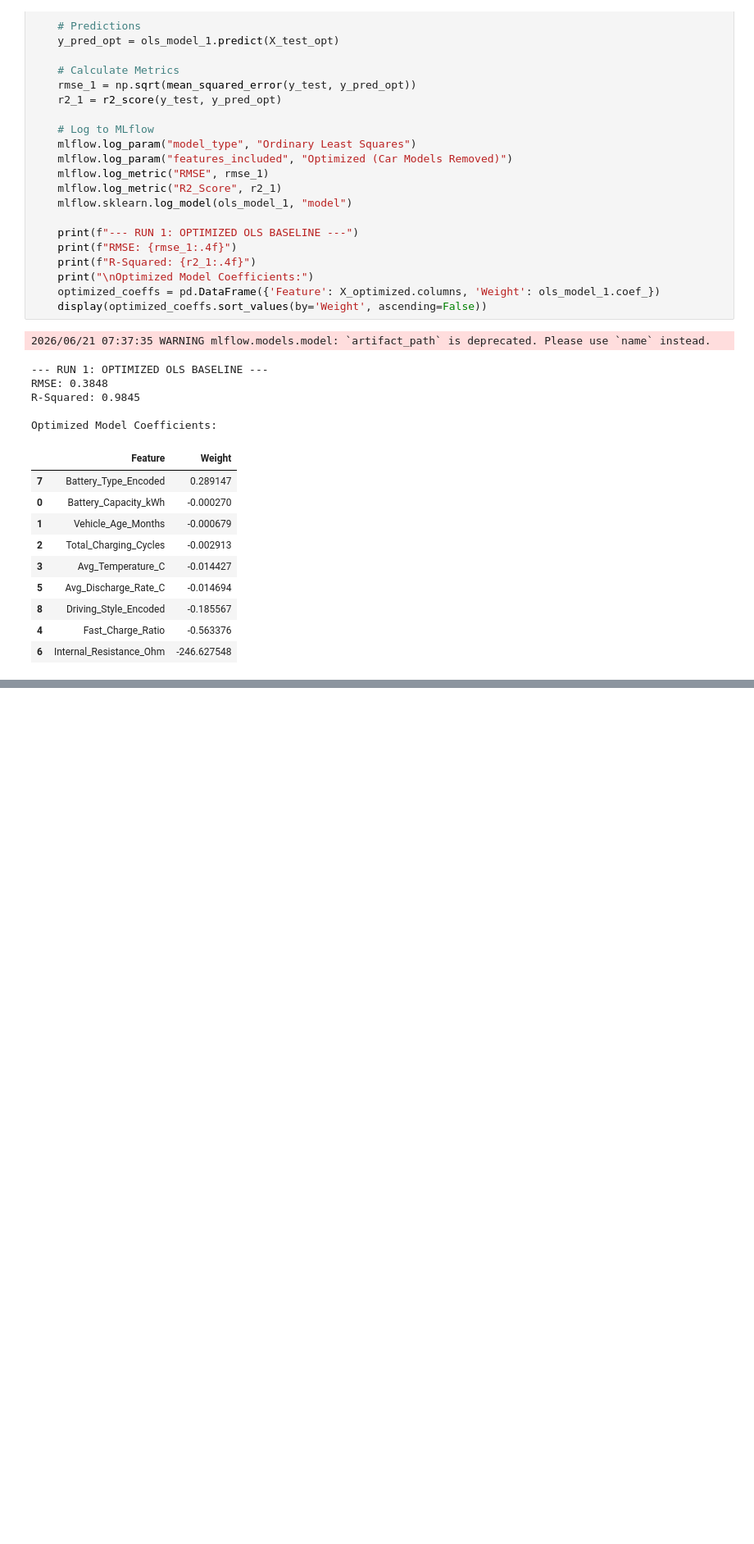
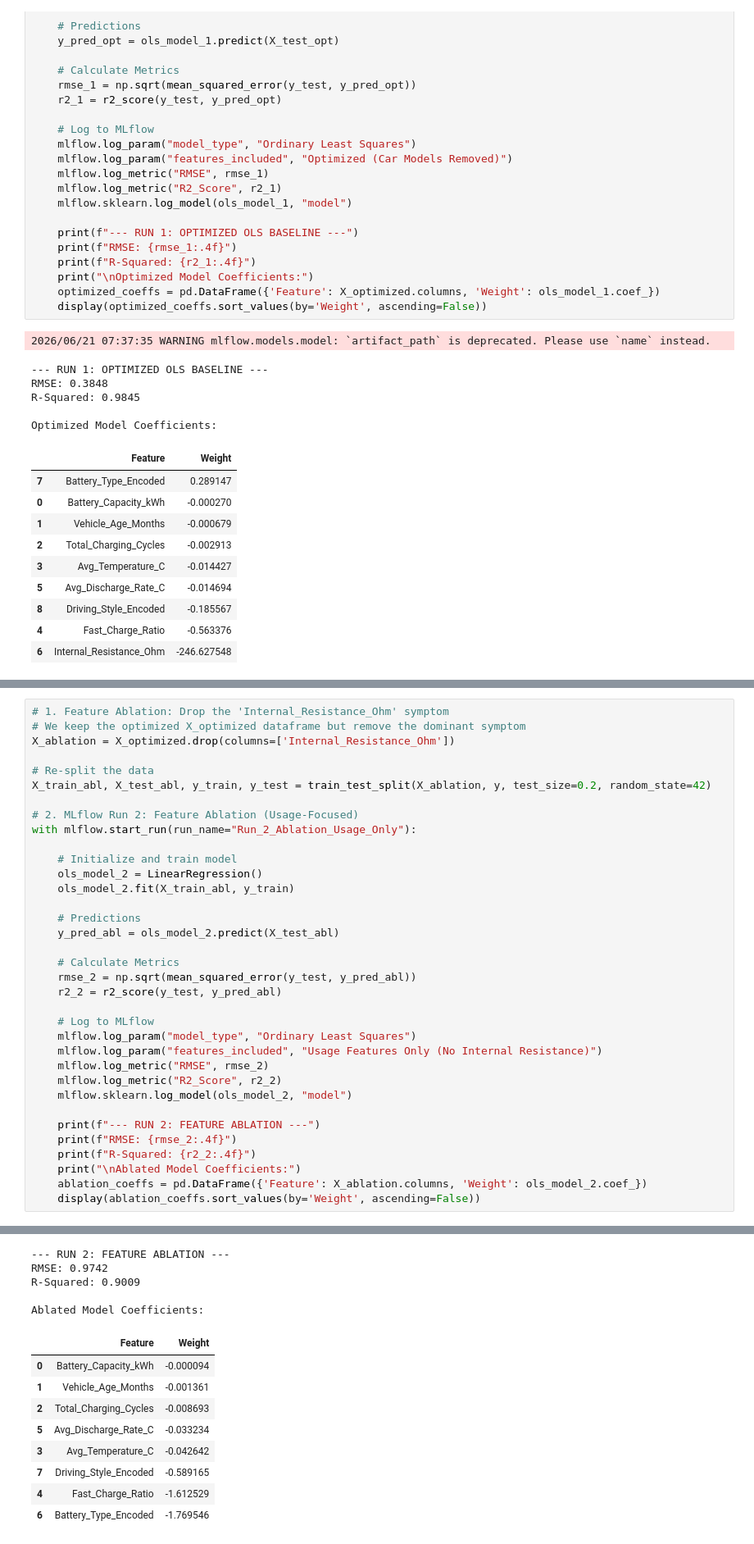
Before and after one commit to Ivan-Pelovski/Machine-Learning, a Jupyter notebook: ev-battery-degradation-modeling.ipynb, the cells around one changed output, grey strips where cells are left out. Shown at 82% size. Cells and saved outputs as stored; diff of their text form; blank space fills up the shorter version.

Commit message:
Performing feature ablation on key diagnostic symptoms, drawing conclusions, and outlining next steps

```diff
--- a/ev-battery-degradation-modeling.ipynb
+++ b/ev-battery-degradation-modeling.ipynb
@@ -401,0 +416,36 @@ Optimized Model Coefficients:
+# %%
+# 1. Feature Ablation: Drop the 'Internal_Resistance_Ohm' symptom
+# We keep the optimized X_optimized dataframe but remove the dominant symptom
+X_ablation = X_optimized.drop(columns=['Internal_Resistance_Ohm'])
+
+# Re-split the data
+X_train_abl, X_test_abl, y_train, y_test = train_test_split(X_ablation, y, test_size=0.2, random_state=42)
+
+# 2. MLflow Run 2: Feature Ablation (Usage-Focused)
+with mlflow.start_run(run_name="Run_2_Ablation_Usage_Only"):
+
+    # Initialize and train model
+    ols_model_2 = LinearRegression()
+    ols_model_2.fit(X_train_abl, y_train)
+
+    # Predictions
+    y_pred_abl = ols_model_2.predict(X_test_abl)
+
+    # Calculate Metrics
+    rmse_2 = np.sqrt(mean_squared_error(y_test, y_pred_abl))
+    r2_2 = r2_score(y_test, y_pred_abl)
+
+    # Log to MLflow
+    mlflow.log_param("model_type", "Ordinary Least Squares")
+    mlflow.log_param("features_included", "Usage Features Only (No Internal Resistance)")
+    mlflow.log_metric("RMSE", rmse_2)
+    mlflow.log_metric("R2_Score", r2_2)
+    mlflow.sklearn.log_model(ols_model_2, "model")
+
+    print(f"--- RUN 2: FEATURE ABLATION ---")
+    print(f"RMSE: {rmse_2:.4f}")
+    print(f"R-Squared: {r2_2:.4f}")
+    print("\nAblated Model Coefficients:")
+    ablation_coeffs = pd.DataFrame({'Feature': X_ablation.columns, 'Weight': ols_model_2.coef_})
+    display(ablation_coeffs.sort_values(by='Weight', ascending=False))
+# %% [output]
@@ -401,0 +453,14 @@ Optimized Model Coefficients:
+--- RUN 2: FEATURE ABLATION ---
+RMSE: 0.9742
+R-Squared: 0.9009
+
+Ablated Model Coefficients:
+|  | Feature | Weight |
+| 0 | Battery_Capacity_kWh | -0.000094 |
+| 1 | Vehicle_Age_Months | -0.001361 |
+| 2 | Total_Charging_Cycles | -0.008693 |
+| 5 | Avg_Discharge_Rate_C | -0.033234 |
+| 3 | Avg_Temperature_C | -0.042642 |
+| 7 | Driving_Style_Encoded | -0.589165 |
+| 4 | Fast_Charge_Ratio | -1.612529 |
+| 6 | Battery_Type_Encoded | -1.769546 |
```
Also changed, not shown: parts of 3 cells of this notebook.
